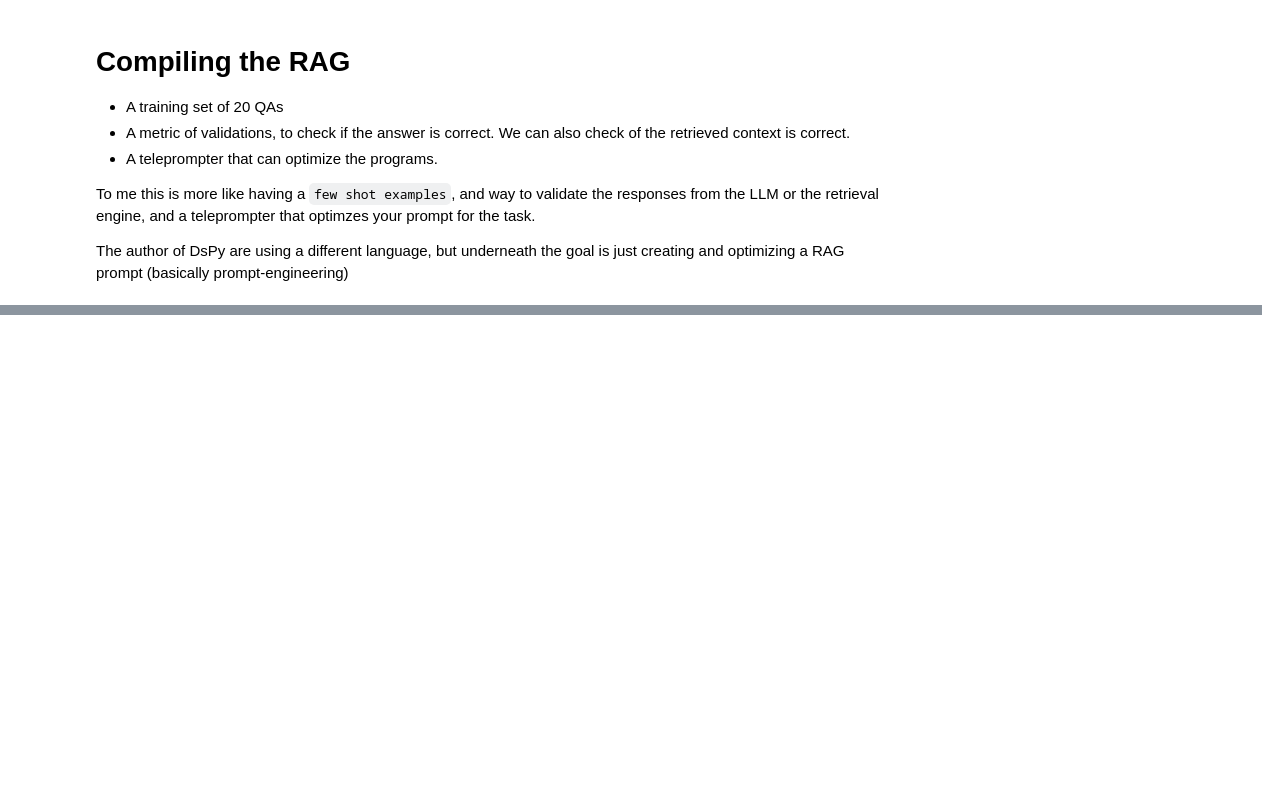
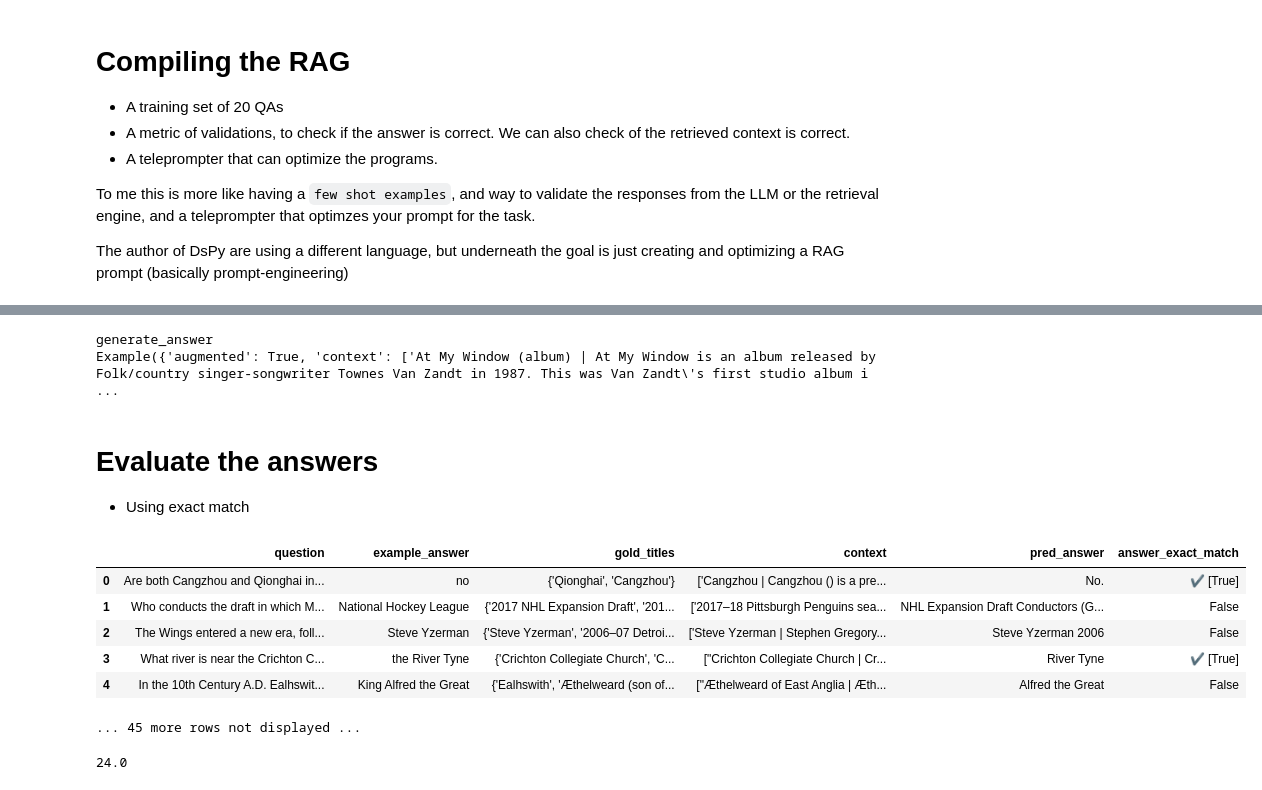
Before and after one commit to toofanix/dspy_rag_1, a Jupyter notebook: basic_dspy_for_intro.ipynb, the cells around one changed output, grey strips where cells are left out. Cells and saved outputs as stored; diff of their text form; code cells hidden in the pictures; blank space fills up the shorter version.

Commit message:
did a quick evaluation of testing and compilation. Then checked how it performs on the dev set

```diff
--- a/basic_dspy_for_intro.ipynb
+++ b/basic_dspy_for_intro.ipynb
@@ -221 +221,10 @@ Answer: Kinnairdy Castle was inherited by David Gregory. Answer often between 1
 '\n\n\nAnswer questions with short factoid answers.\n\n---\n\nQuestion: Which magazine has published articles by Scott Shaw, Tae Kwon Do Times or Southwest Art?\nAnswer: Tae Kwon Do Times\n\nQuestion: ...
+# %%
+# To peek at the learned objects
+for name, parameter in compile_rag.named_predictors():
+    print(name)
+    print(parameter.demos[0])
+    print()
+# %% [output]
+generate_answer
+Example({'augmented': True, 'context': ['At My Window (album) | At My Window is an album released by Folk/country singer-songwriter Townes Van Zandt in 1987. This was Van Zandt\'s first studio album i ...
@@ -221,0 +233,24 @@ Answer: Kinnairdy Castle was inherited by David Gregory. Answer often between 1
+# %% [markdown]
+# Evaluate the answers
+- Using exact match
+# %%
+from dspy.evaluate.evaluate import Evaluate
+
+# Define the evaluation
+evaluate_on_hotpotqa = Evaluate(devset=devset,
+                                num_threads=1,
+                                display_progress=True,
+                                display_table=5)
+
+# Evaluate the `compiled_rag` program with the `answer_exact_match` metric.
+metric = dspy.evaluate.answer_exact_match
+evaluate_on_hotpotqa(compile_rag, metric=metric)
+# %% [output]
+|  | question | example_answer | gold_titles | context | pred_answer | answer_exact_match |
+| 0 | Are both Cangzhou and Qionghai in... | no | {'Qionghai', 'Cangzhou'} | ['Cangzhou | Cangzhou () is a pre... | No. | ✔️ [True] |
+| 1 | Who conducts the draft in which M... | National Hockey League | {'2017 NHL Expansion Draft', '201... | ['2017–18 Pittsburgh Penguins sea... | NHL Expansion Draft Conductors (G... | False |
+| 2 | The Wings entered a new era, foll... | Steve Yzerman | {'Steve Yzerman', '2006–07 Detroi... | ['Steve Yzerman | Stephen Gregory... | Steve Yzerman 2006 | False |
+| 3 | What river is near the Crichton C... | the River Tyne | {'Crichton Collegiate Church', 'C... | ["Crichton Collegiate Church | Cr... | River Tyne | ✔️ [True] |
+| 4 | In the 10th Century A.D. Ealhswit... | King Alfred the Great | {'Ealhswith', 'Æthelweard (son of... | ["Æthelweard of East Anglia | Æth... | Alfred the Great | False |
+... 45 more rows not displayed ...
+24.0
```
Also changed, not shown: parts of 10 cells of this notebook.
